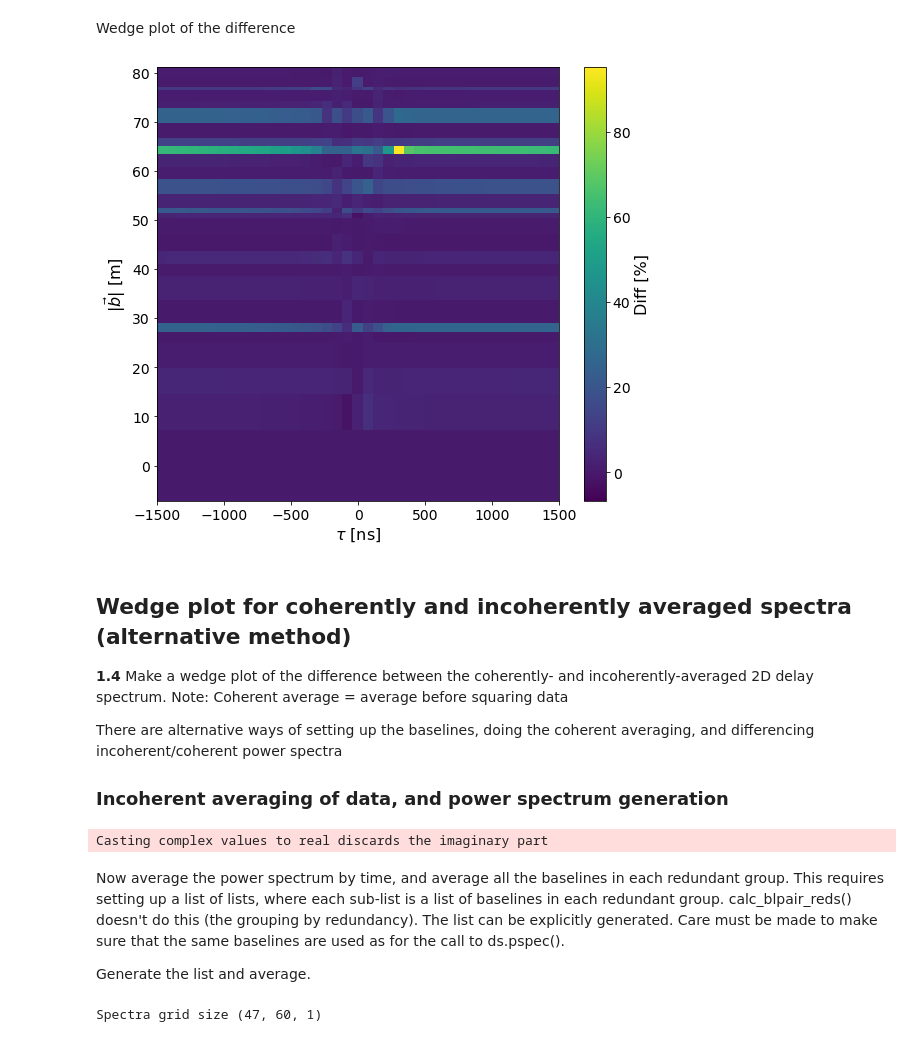
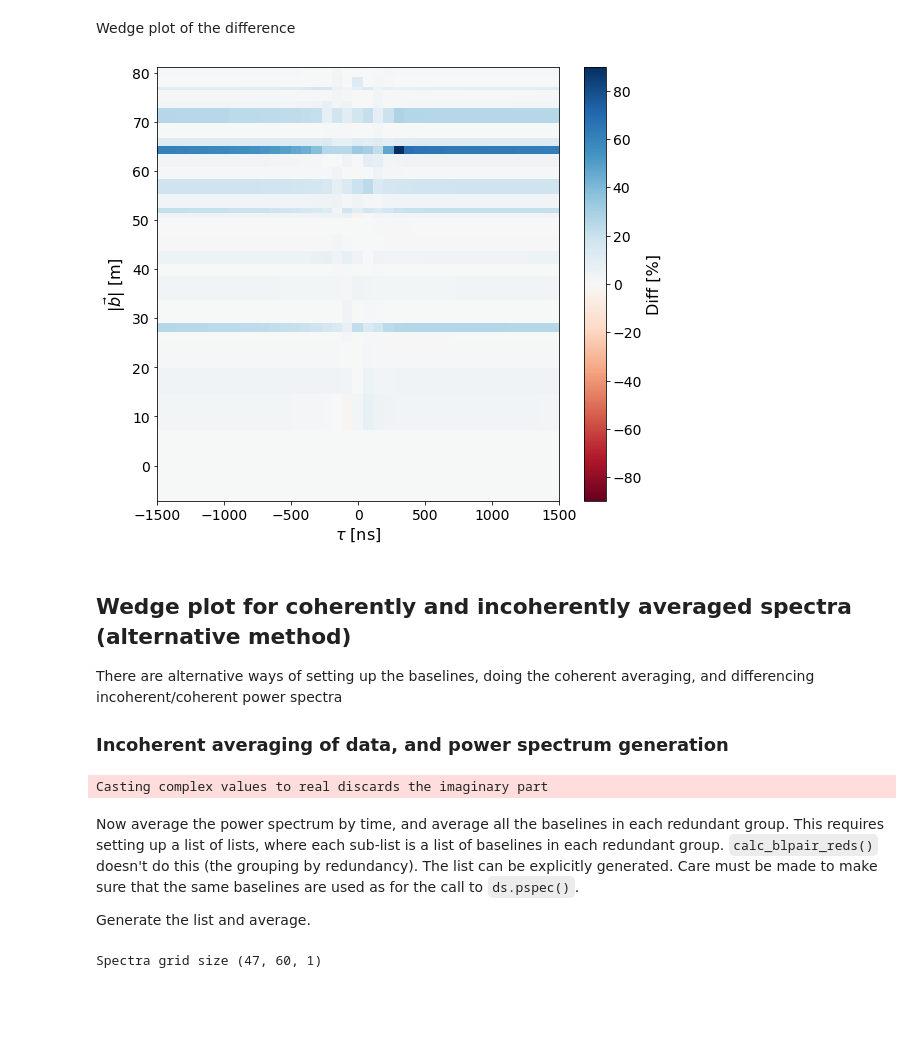
Before and after one commit to HERA-Team/hera_pspec, a Jupyter notebook: examples/Overview_Core_Pspec_functions.ipynb, the cells around one changed output. Drawn from its saved outputs; the diff is of its cells as text; code cells hidden in the pictures; blank space fills up the shorter version.

```diff
--- a/examples/Overview_Core_Pspec_functions.ipynb
+++ b/examples/Overview_Core_Pspec_functions.ipynb
@@ -72,10 +98,10 @@ Extract beam information
 
 # List of beamfile to load. This is a healpix map.
 beamfile = os.path.join(DATA_PATH, 'HERA_NF_dipole_power.beamfits')
-# intantiate beam and pass cosmology, if not fed, a default Planck cosmology will be assumed
+# instantiate beam and pass cosmology, if not fed, a default Planck cosmology will be assumed
 uvb = hp.pspecbeam.PSpecBeamUV(beamfile, cosmo=cosmo)
 # find conversion factor from Jy to mK
-Jy_to_mK = uvb.Jy_to_mK(np.unique(uvd.freq_array), pol='XX')
+Jy_to_mK = uvb.Jy_to_mK(np.unique(uvd.freq_array), pol=pol)
 
 # reshape to appropriately match a UVData.data_array object and multiply in!
 uvd.data_array *= Jy_to_mK[None, None, :, None]
@@ -119,7 +139,7 @@ Warning: LST bins in dsets misaligned by more than 15 seconds
 ###############################
 
 # sort baselines in redundant groups
-baseline_group, _, _ = uvd.get_redundancies()
+baseline_group, _, lengths = uvd.get_redundancies()
 
 #convert baseline number to antenna numbers tuple
 blp_group = []
@@ -131,6 +151,7 @@ for group in baseline_group:
 
 # choose one redundancy group for which to compute the power spectrum
 baselines = blp_group[1] #first group is auto baselines
-print('Baselines considered: %s' %baselines)
+print('Baselines considered: %s.' %baselines)
+print('They have length %.1f m.' %lengths[1])
 # %% [output]
 Baselines considered: [(0, 1), (1, 2), (3, 4), (4, 5), (5, 6), (7, 8), (8, 9), (9, 10), (10, 11), (12, 13), (13, 14), (14, 15), (15, 16), (16, 17), (18, 19), (19, 20), (20, 21), (21, 22), (23, 24), (2 ...
@@ -582,39 +617,39 @@ Wedge plot of the difference
 # %%
 fig, ax = plt.subplots(1,1,figsize=(9,8))
 
 data = np.zeros((2,uvp3.Nblpairs,uvp3.Ndlys))
 for i,uvp in enumerate([uvp3,uvp_av]):
     blpairs, blpair_seps = uvp.get_blpairs(), uvp.get_blpair_seps()
     osort = np.argsort(blpair_seps)
     blpairs, blpair_seps = [blpairs[oi] for oi in osort], blpair_seps[osort]
     y_axis = blpair_seps
     data1 = [uvp.get_data((spw, blp, pol)).squeeze() for blp in blpairs]
     data1 = np.abs(np.real(data1))
     data[i,:,:] = np.log10(data1)
 
 x_axis = uvp.get_dlys(spw) * 1e9
 xdiff = np.diff(x_axis)
 x_edges = np.array([x_axis[0]-xdiff[0]/2.0] + list(x_axis[:-1]+xdiff/2.0) + [x_axis[-1]+xdiff[-1]/2.0])
 ydiff = np.diff(y_axis)
 y_edges = np.array([y_axis[0]-ydiff[0]/2.0] + list(y_axis[:-1]+ydiff/2.0) + [y_axis[-1]+ydiff[-1]/2.0])
 X, Y = np.meshgrid(x_edges, y_edges)
 psunits = '(mK)^2\ h^{-3}\  {\rm Mpc}^3'
 
-cax = ax.pcolormesh(X, Y, (data[0,:,:]-data[1,:,:])/data[1,:,:]*100, cmap='viridis', edgecolor='none', lw=0.01)
+cmap = cm.get_cmap('RdBu')
+norm = colors.Normalize(vmin=-90, vmax=90) #can also use LogNorm
+cax = ax.pcolormesh(X, Y, (data[0,:,:]-data[1,:,:])/data[1,:,:]*100, cmap=cmap,norm=norm, edgecolor='none', lw=0.01)
 cbar = plt.colorbar(cax)
 cbar.set_label('Diff [%]', fontsize=16)
 ax.set_xlabel(r"$\tau$ $[{\rm ns}]$", fontsize=16)
 ax.set_ylabel(r"$|\vec{b}|$ $[{\rm m}]$", fontsize=16)
 ax.tick_params(labelsize=14)
 for t in cbar.ax.get_yticklabels():
     t.set_fontsize(14)
 # %% [output]
-[figure, old version]
+[figure, new version]
 # %% [markdown]
 ## Wedge plot for coherently and incoherently averaged spectra (alternative method)
-
-**1.4** Make a wedge plot of the difference between the coherently- and incoherently-averaged 2D delay spectrum.
-Note: Coherent average = average before squaring data
+<a id='subsec:average_alternative'></a>
 
 There are alternative ways of setting up the baselines, doing the coherent averaging, and differencing incoherent/coherent power spectra
 
@@ -631,8 +666,8 @@ uvp0 = ds.pspec(blsp1, blsp2, (0, 1), [('xx', 'xx')], spw_ranges=(0,60), input_d
 Casting complex values to real discards the imaginary part
 # %% [markdown]
 Now average the power spectrum by time, and average all the baselines in each redundant group.
-This requires setting up a list of lists, where each sub-list is a list of baselines in each redundant group. calc_blpair_reds() doesn't do this (the grouping by redundancy). The list can be explicitly generated. Care must be made to make sure that the same baselines are used
-as for the call to ds.pspec().
+This requires setting up a list of lists, where each sub-list is a list of baselines in each redundant group. `calc_blpair_reds()` doesn't do this (the grouping by redundancy). The list can be explicitly generated. Care must be made to make sure that the same baselines are used
+as for the call to `ds.pspec()`.
 
 Generate the list and average.
 # %%
```
Also changed, not shown: parts of 86 cells of this notebook.
